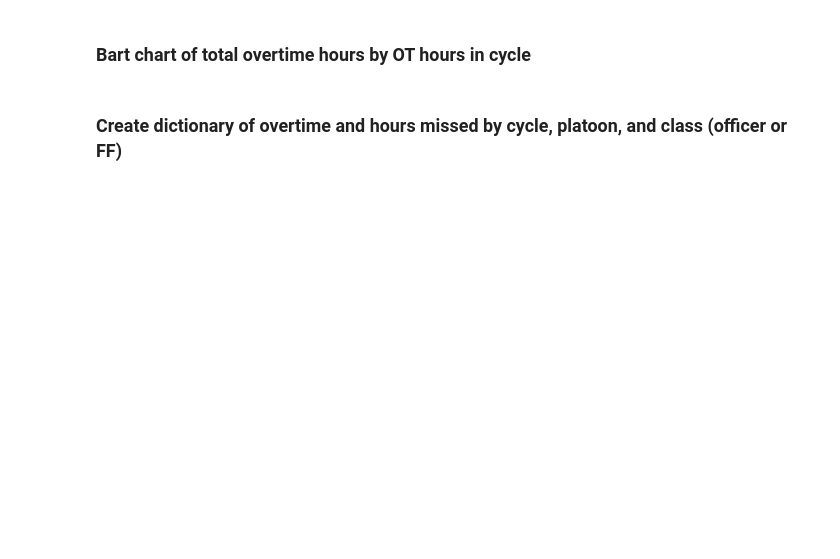
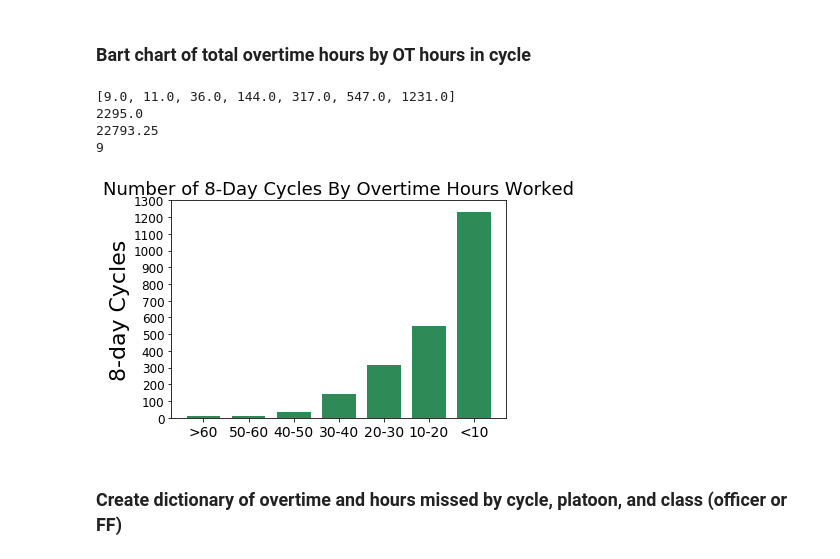
Before and after one commit to equinn1/EGFD, a Jupyter notebook: notebooks/EGFD_accountability.ipynb, the cells around one changed output. Drawn from its saved outputs; the diff is of its cells as text; code cells hidden in the pictures; blank space fills up the shorter version.

```diff
--- a/notebooks/EGFD_accountability.ipynb
+++ b/notebooks/EGFD_accountability.ipynb
@@ -423,3 +454,9 @@ for ts in calendar.keys():                                                    #l
             ;
         except AttributeError:
             ;
+# %%
+for ts in sorted(calendar.keys()):
+    if ((ts.year == 2017) & (ts.month == 4) & (ts.day == 5)):
+        print(ts)
+        for key in sorted(calendar[ts].keys()):
+            print(key + ' ' + str(calendar[ts][key]))
@@ -499,24 +554,26 @@ def get_background_color(ts,token):                                   #color cod
             elif (cal_ent['type'] == 'PRS'):  bgcolor = '#00B2EE'     #personal and bereavement are blue
             elif (cal_ent['type'] == 'BER'):  bgcolor = '#00B2EE'
             elif (cal_ent['type'] == 'ADMIN'):  bgcolor = '#00B2EE'   #administrative is blue
-            elif (cal_ent['type'] == 'OT'):  bgcolor = '#FFC0CB'      #late runs and callbacks are yellow
+            elif (cal_ent['type'] == 'OT'):  bgcolor = '#FFC0CB'      #late runs and callbacks are pink
             elif ('C-' in cal_ent['type']):  bgcolor = '#00FF00'      #collateral and detail are green
             elif ('CS-' in cal_ent['type']):  bgcolor = '#00FF00'
             elif (cal_ent['type'] == 'DP'):  bgcolor = '#00FF00'
             elif ('OT-' in cal_ent['type']):  bgcolor = '#FF0000'
-            if (cal_ent['type'] in ['SL','IOD','VC','BARG','PRS','SWAP','ADMIN','CMP-U']):
+            if (cal_ent['type'] in ['SL','IOD','VC','BARG','PRS','SWAP','ADMIN','CMP-U','VNCY']):
                 if ('covered_by' in cal_ent.keys()):
                     if (cal_ent['covered_by'] is None):
-                        bgcolor = '#00FFFF'
+                        bgcolor = '#FF8C00'
+                    else:
+                        bgcolor = '#FF0000'
                 else:
-                    bgcolor = '#00FFFF'
+                    bgcolor = '#FF8C00'
 
         bgc = bgcolor
         if ('vacant' in cal_ent.keys()):
             if ((cal_ent['vacant']) & (cal_ent['scheduled'])):
-                bgcolor = '#00FFFF'
+                bgcolor = '#FF8C00'
             if (cal_ent['covered_by'] is not None):
-                bgcolor = bgc
+                bgcolor = '#FF0000'   #bgc
     except KeyError:
         ;
     except AttributeError:
@@ -829,39 +919,45 @@ ot_totals = []
 for i in range(0,len(cutpoints)):  ot_totals.append(0.0)
 
 check_tot=0.0
 for ot_hrs in OT_by_OT.keys():
     j=0
     try:
         while (ot_hrs < cutpoints[j]):
             j+=1
         ot_totals[j]+=OT_by_OT[ot_hrs]
         check_tot+=OT_by_OT[ot_hrs]
     except IndexError:
         print(OT_by_OT[ot_hrs])
         print(j)
 
 print(ot_totals)
 print(check_tot)
 print(tot_ot)
 print(gt_60)
 
 
 
 N = len(ot_totals)
 
 ind = np.arange(N)    # the x locations for the groups
-width = 0.95       # the width of the bars: can also be len(x) sequence
+width = 0.75       # the width of the bars: can also be len(x) sequence
 
 p1 = plt.bar(ind, ot_totals, width, color='#2E8B57')
 
-plt.ylabel('8-day Cycles', fontsize=28)
-plt.title('Number of 8-Day Cycles By Overtime Hours Worked', fontsize=28)
+plt.ylabel('8-day Cycles', fontsize=22)
 
-plt.xticks(ind, ('>60', '50-60', '40-50', '30-40', '20-30','10-20','<10'), fontsize=18)
-plt.yticks(np.arange(0, 1400, 100),fontsize=18)
-#plt.legend((p5[0], p4[0], p3[0], p2[0], p1[0]), ('Other', 'Vacancy', 'Sick Leave', 'Injured on Duty', 'Vacation'),prop={'size': 16})
+plt.title('Number of 8-Day Cycles By Overtime Hours Worked', fontsize=18)
+
+plt.xticks(ind, ('>60', '50-60', '40-50', '30-40', '20-30','10-20','<10'), fontsize=14)
+plt.yticks(np.arange(0, 1400, 100),fontsize=12)
 
 plt.show()
+# %% [output]
+[9.0, 11.0, 36.0, 144.0, 317.0, 547.0, 1231.0]
+2295.0
+22793.25
+9
+[figure, added]
 # %% [markdown]
 ### Create dictionary of overtime and hours missed by cycle, platoon, and class (officer or FF)
 # %%
```
Also changed, not shown: parts of 18 cells of this notebook.
